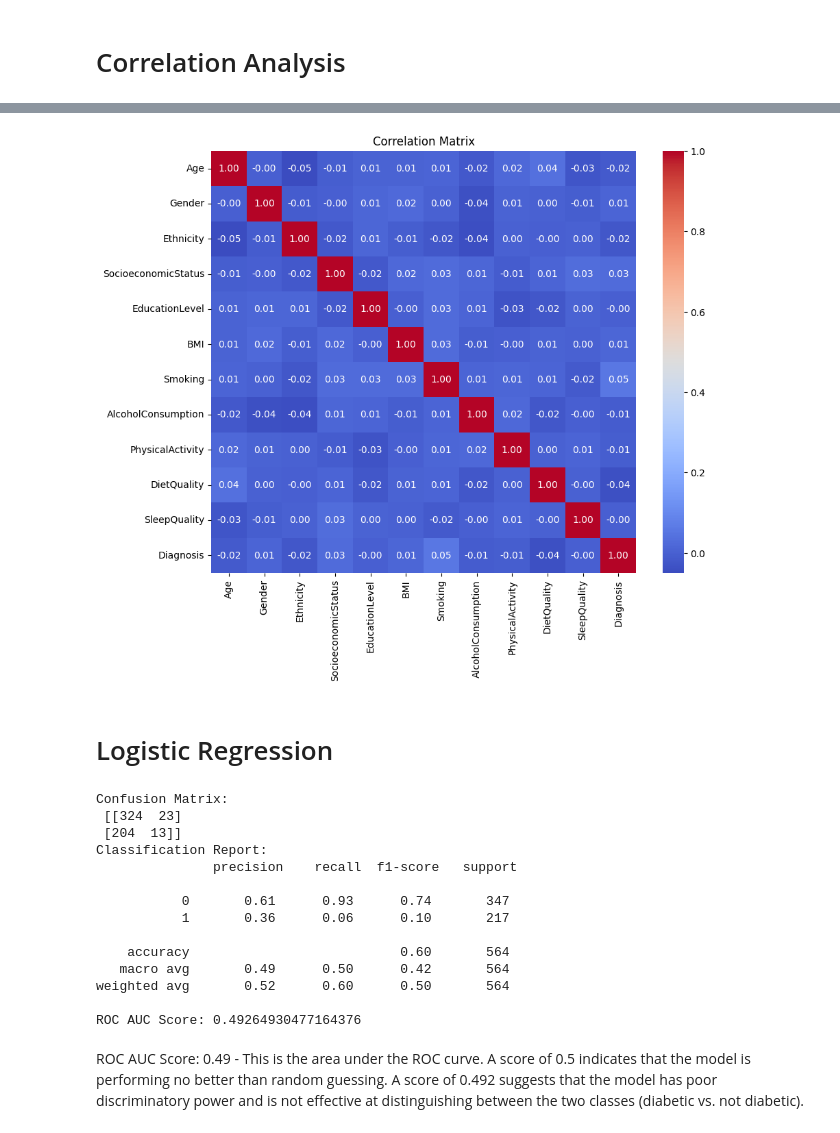
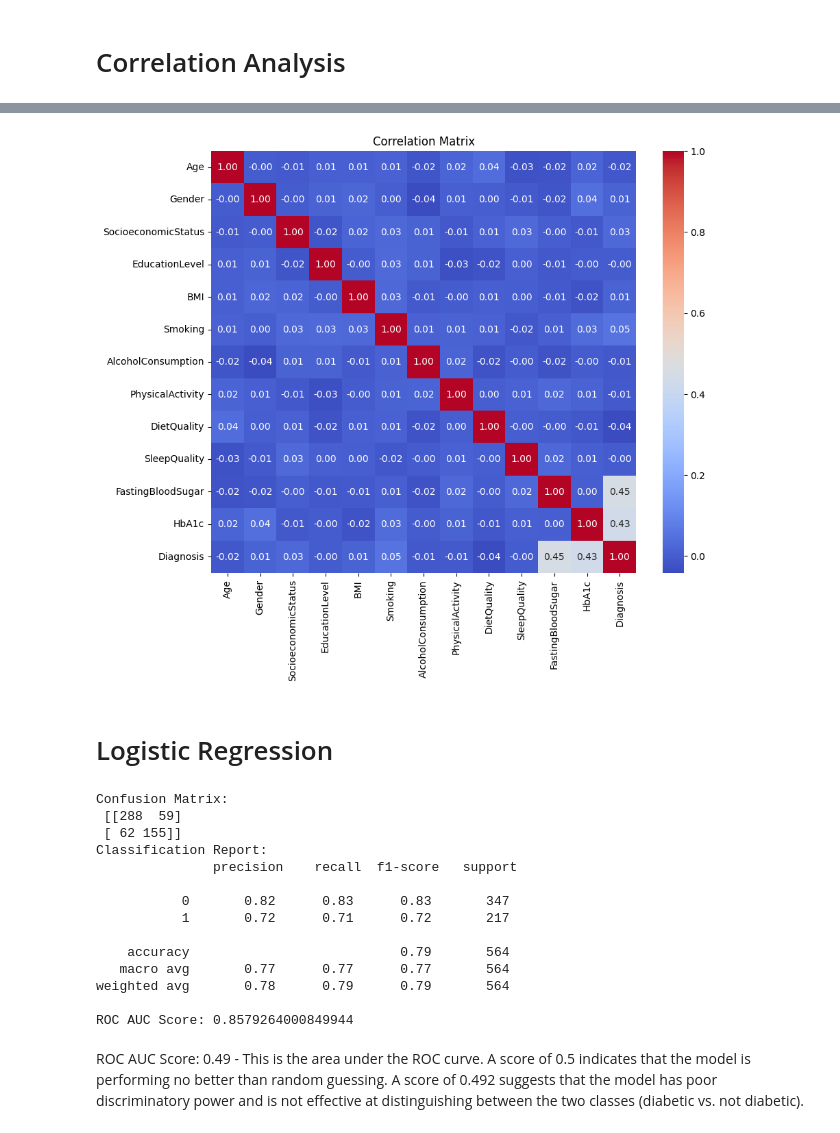
Before and after one commit to ComfyKoala/diabetes-classification, a Jupyter notebook: Stephen/diabetes_data_3_correlation.ipynb, the cells around one changed output, grey strips where cells are left out. Saved outputs shown, nothing was run; the diff lists cells and outputs as text; code cells hidden in the pictures.

```diff
--- a/Stephen/diabetes_data_3_correlation.ipynb
+++ b/Stephen/diabetes_data_3_correlation.ipynb
@@ -25,21 +43,21 @@ diabetes_data_df.head()
 # %%
 import seaborn as sns
 import matplotlib.pyplot as plt
 
 # Compute correlation between demographic and lifestyle factors with the diabetes diagnosis
 correlation_matrix = diabetes_data_df[[
-    'Age', 'Gender', 'Ethnicity', 'SocioeconomicStatus', 'EducationLevel',
+    'Age', 'Gender', 'SocioeconomicStatus', 'EducationLevel',
     'BMI', 'Smoking', 'AlcoholConsumption', 'PhysicalActivity',
-    'DietQuality', 'SleepQuality', 'Diagnosis'
+    'DietQuality', 'SleepQuality','FastingBloodSugar', 'HbA1c', 'Diagnosis'
 ]].corr()
 
 # Visualize the correlation matrix
 plt.figure(figsize=(10, 8))
 sns.heatmap(correlation_matrix, annot=True, cmap="coolwarm", fmt=".2f")
 plt.title('Correlation Matrix')
 plt.show()
 # %% [output]
-[figure, old version]
+[figure, new version]
 # %% [markdown]
  # Logistic Regression
 # %%
@@ -49,9 +67,9 @@ from sklearn.metrics import classification_report, confusion_matrix, roc_auc_sco
 
 # Prepare the data for logistic regression
 X = diabetes_data_df[[
-    'Age', 'Gender', 'Ethnicity', 'SocioeconomicStatus', 'EducationLevel',
+     'Age', 'Gender', 'SocioeconomicStatus', 'EducationLevel',
     'BMI', 'Smoking', 'AlcoholConsumption', 'PhysicalActivity',
-    'DietQuality', 'SleepQuality'
+    'DietQuality', 'SleepQuality','FastingBloodSugar', 'HbA1c',
 ]]
 y = diabetes_data_df['Diagnosis']
 
@@ -76,19 +94,19 @@ roc_auc = roc_auc_score(y_test, log_model.predict_proba(X_test)[:,1])
 print("ROC AUC Score:", roc_auc)
 # %% [output]
 Confusion Matrix:
- [[324  23]
- [204  13]]
+ [[288  59]
+ [ 62 155]]
 Classification Report:
                precision    recall  f1-score   support
 
-           0       0.61      0.93      0.74       347
-           1       0.36      0.06      0.10       217
+           0       0.82      0.83      0.83       347
+           1       0.72      0.71      0.72       217
 
-    accuracy                           0.60       564
-   macro avg       0.49      0.50      0.42       564
-weighted avg       0.52      0.60      0.50       564
+    accuracy                           0.79       564
+   macro avg       0.77      0.77      0.77       564
+weighted avg       0.78      0.79      0.79       564
 
-ROC AUC Score: 0.49264930477164376
+ROC AUC Score: 0.8579264000849944
 # %% [markdown]
 ROC AUC Score: 0.49 - This is the area under the ROC curve. A score of 0.5 indicates that the model is performing no better than random guessing. A score of 0.492 suggests that the model has poor discriminatory power and is not effective at distinguishing between the two classes (diabetic vs. not diabetic).
 # %% [markdown]
```
Also changed, not shown: parts of 2 cells of this notebook, 5 other files.
